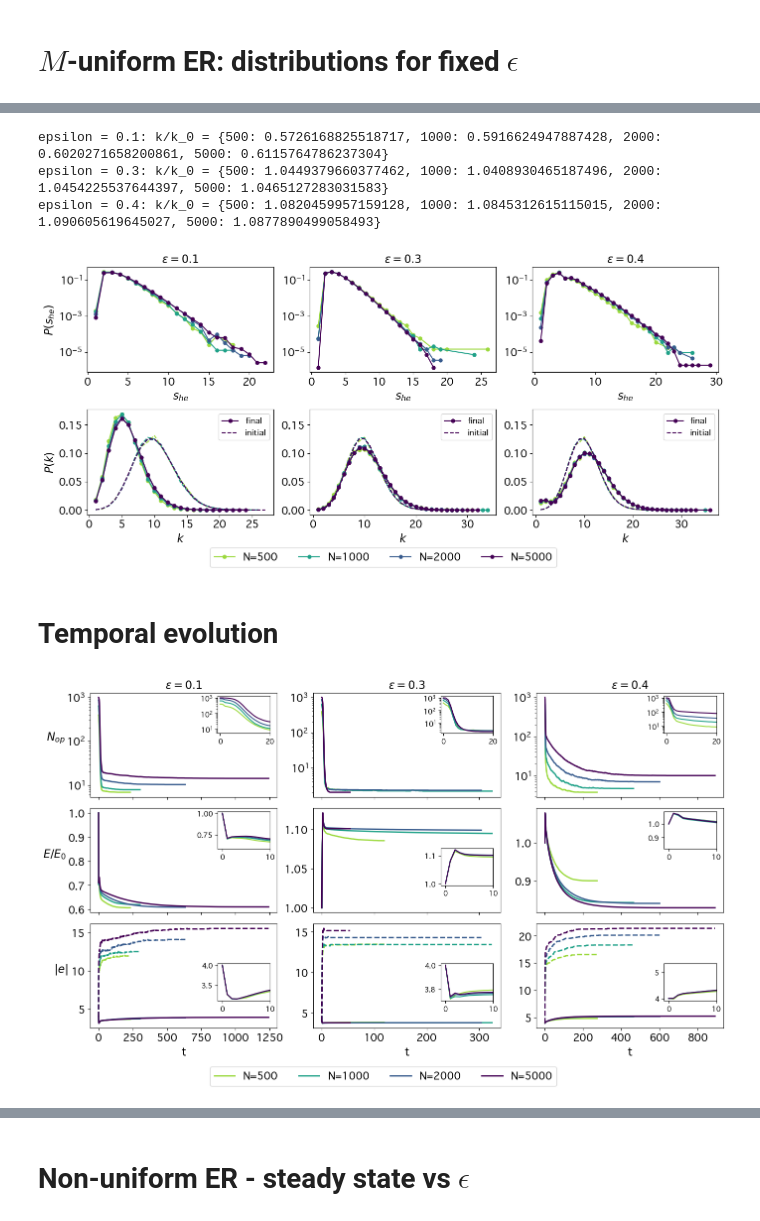
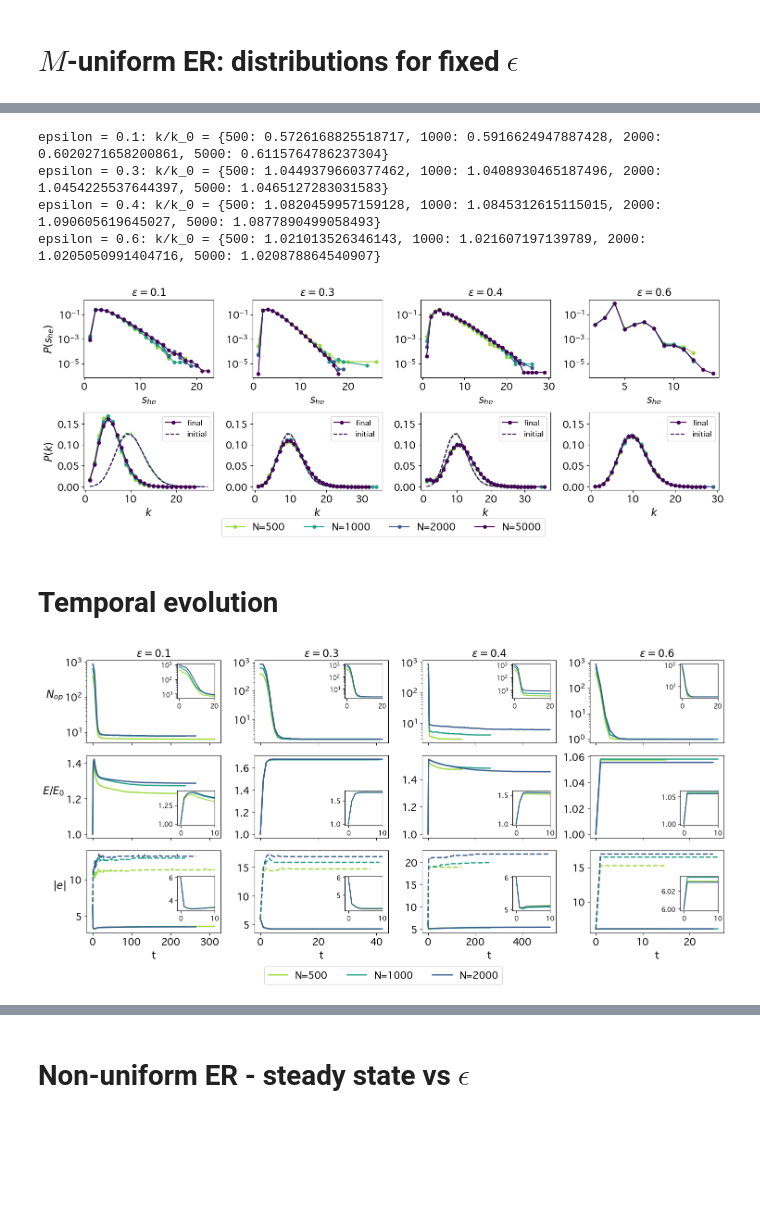
Before and after one commit to cosimoagostinelli/H-or_adaptive_Deffuant, a Jupyter notebook: 3_figures.ipynb, the cells around one changed output, grey strips where cells are left out. Saved outputs shown, nothing was run; the diff lists cells and outputs as text; code cells hidden in the pictures; blank space fills up the shorter version.

```diff
--- a/3_figures.ipynb
+++ b/3_figures.ipynb
@@ -16,7 +16,6 @@ mpl.rcParams['font.sans-serif'] = 'Geneva'
 cmap = plt.get_cmap('viridis')
 colors = cmap(np.linspace(0.85, 0, 4))  # ['black', 'blue', 'green', 'orange']
 
-figsize2x2 = (9, 6.5)
 ttl_size = 16
 lgd_size = 12
 tick_size = 15
@@ -25,9 +24,12 @@ mrksize = 5
 bbox_legend =(0.5, 0.002)
 rect_tl = [0, 0.06, 1, 0.94]
 
+figsize2x2 = (9, 6.5)
 figsize2x3 = (14, 7)
 figsize3x3 = (14, 9)
 figsize4x3 = (14, 12)
+figsize2x4 = (15, 6)
+figsize3x4 = (15, 8)
 ttl_size4x3 = 21
 
 dpi=150
@@ -243,6 +245,10 @@ for M in Ms:
     nhe = results['nhe']
     s_avg = results['s_avg']
     s_max = results['s_max']
+    if M==2 or M==4:
+        eps_peak = results['extra_eps_N5000']
+        var_peak = results['extra_var_scc1_N5000']
+
     lbls = ['largest', '2nd largest', 'avg', 'max']
     inset_ax = inset_axes(axs[1,i], width="20%", height=0.8, loc=5)
 
@@ -265,11 +271,15 @@ for M in Ms:
         axs[1,i].plot(epsilons, y2, color=clr, linestyle='--', marker='>', markersize=mrksize, label=la1)
         tk = [0.0,0.2,0.4,0.6,0.8,1.0]
         axs[1,i].set_yticks(tk, [str(i) for i in tk])
-        loc_leg = 5 if cond=='std' else 2
-        axs[1,i].legend(fontsize=lgd_size, loc=loc_leg)
         # inset plot
-        inset_ax.plot(epsilons, y1_ins, color=clr)
-        inset_ax.set_ylabel(r'Var($S_{cc}/N$)', fontsize=lgd_size)
+        x = list(epsilons)
+        if (M==2 or M==4) and N==5000:
+            x = sorted(x+[eps_peak])
+            idx_insert = x.index(eps_peak)
+            y1_ins.insert(idx_insert, var_peak)
+        inset_ax.plot(x, y1_ins, color=clr)
+        inset_ax.set_yticks([0.02], ['0.02'], rotation=90)
+        inset_ax.set_ylabel(r'Var ($S_{cc}/N$)', fontsize=lgd_size)
 
         axs[2,i].plot(epsilons, y3, color=clr, marker='o', markersize=mrksize, label=f'N={N}')
 
@@ -277,8 +287,6 @@ for M in Ms:
         la3 = lbls[3] if N==Ns[-1] else None
         axs[3,i].plot(epsilons, y5, label=la3, linestyle='--', marker='o', markersize=mrksize, color=clr)
         axs[3,i].plot(epsilons, y4, label=la2, color=clr)
-        loc_leg = 1 if cond=='std' else 2
-        axs[3,i].legend(fontsize=lgd_size, loc=loc_leg)
         xtck = [0.0] + list( epsilons[3::4] )
         xlbl = [str( np.round(tck,1) ) for tck in xtck]
         axs[3,i].set_xticks(xtck, xlbl)
@@ -291,6 +299,10 @@ for M in Ms:
 
 
     axs[0,i].set_title(f'M={M}', fontsize=ttl_size4x3)
+    loc_leg = 2 if cond=='std' else 2
+    axs[1,i].legend(fontsize=lgd_size, loc=loc_leg)
+    loc_leg = 1 if cond=='std' else 2
+    axs[3,i].legend(fontsize=lgd_size, loc=loc_leg)
 
 axs[0,0].set_ylabel(r'$N_{cc}$', rotation=0, fontsize=ttl_size4x3, labelpad=20)
 axs[1,0].set_ylabel(r'$S_{cc}/N$', rotation=0, fontsize=ttl_size4x3, labelpad=38)
@@ -335,23 +347,27 @@ for j, eps in enumerate(epsilons):
         bins_count = {np.round(j/N,3): int(sizes_cc[N][j]*n_iter) for j in sizes_cc[N].keys() }
         y0_hist = [[s]*count for s,count in bins_count.items()]
         y0_hist = [ii for jj in y0_hist for ii in jj]
-        axs[0,j].hist(y0_hist, bins=50, color=clr, alpha=0.8)
+        ws = [1. / (n_iter*len(y0_hist))] * len(y0_hist)
+        axs[0,j].hist(y0_hist, bins=50, weights=ws, color=clr, alpha=0.8)
         axs[0,j].set_yscale('log')
         axs[0,j].set_xlabel(r'$s_{cc}$', fontsize=ttl_size)
         axs[0,j].set_title(rf'$\epsilon = {eps}$', fontsize=ttl_size)
 
         if N==1000 or N==5000:
             y1 = op_fin[N]
-            axs[1,j].hist(y1, bins=50, color=clr, alpha=0.6)
+            ws = [1/N] * len(y1)
+            axs[1,j].hist(y1, bins=50, weights=ws, color=clr, alpha=0.6)
             axs[1,j].set_xlabel(r'$x$', fontsize=ttl_size)
             axs[1,j].set_yscale('log')
 
             y2 = op_fin_cc[N]
             axs[2,j].hist(y2, bins=50, color=clr, alpha=0.6)
             axs[2,j].set_xlabel(r'$y$', fontsize=ttl_size)
+            yticks = [2,4,6,8]
+            axs[2,j].set_yticks(yticks, [str(i) for i in yticks])
 
-    # set tick fontsize in all subplots
-    for i in range(3):
+        # set tick fontsize in all subplots
+        for i in range(3):
             axs[i,j].tick_params(labelsize=tick_size)
 
     # show y-ticks even if shared across subplots
@@ -376,11 +392,11 @@ NameError: name 'plt' is not defined
 # %%
 cond = 'max_min'
-epsilons = [0.1,0.3,0.4]
+epsilons = [0.1,0.3,0.4,0.6]
 M = 4
 Ns = [500, 1000, 2000, 5000]
 
 
-fig, axs = plt.subplots(2, 3, sharey='row', figsize=figsize2x3)
+fig, axs = plt.subplots(2, len(epsilons), sharey='row', figsize=figsize2x4 )
 
 for j, eps in enumerate(epsilons):
 
@@ -415,43 +431,44 @@ for j, eps in enumerate(epsilons):
         y1_0_norm = [i/N for i in y1_0]
         lab2 = 'initial' if N==Ns[-1] else None
         axs[1,j].plot(x1_0, y1_0_norm, color=clr, ls='--', label=lab2)
         axs[1,j].legend(fontsize=lgd_size)
 
     # set tick fontsize in all subplots
     for i in range(2):
             axs[i,j].tick_params(labelsize=tick_size)
 
     # show y-ticks even if shared across subplots
     axs[0,j].yaxis.set_tick_params(which='both', labelleft=True)
     axs[1,j].yaxis.set_tick_params(which='both', labelleft=True)
 
     print(f'epsilon = {eps}: k/k_0 = {k_ratio}')
 
 axs[0,0].set_ylabel(r'$P(s_{he})$', fontsize=ttl_size)
 axs[1,0].set_ylabel(r'$P(k)$', fontsize=ttl_size)
 
 
 # Global legend below plot, centered
 legend_labels = [f'N={N}' for N in Ns]
 fig.legend(labels=legend_labels, loc='lower center', bbox_to_anchor=bbox_legend, fontsize=tick_size, ncol=len(Ns))
 
 plt.tight_layout(rect=rect_tl)
 plt.savefig(f'../figures/ER_{cond}_distributions_M{M}.jpg', dpi=dpi)
 plt.show()
 # %% [output]
 epsilon = 0.1: k/k_0 = {500: 0.5726168825518717, 1000: 0.5916624947887428, 2000: 0.6020271658200861, 5000: 0.6115764786237304}
 epsilon = 0.3: k/k_0 = {500: 1.0449379660377462, 1000: 1.0408930465187496, 2000: 1.0454225537644397, 5000: 1.0465127283031583}
 epsilon = 0.4: k/k_0 = {500: 1.0820459957159128, 1000: 1.0845312615115015, 2000: 1.090605619645027, 5000: 1.0877890499058493}
+epsilon = 0.6: k/k_0 = {500: 1.021013526346143, 1000: 1.021607197139789, 2000: 1.0205050991404716, 5000: 1.020878864540907}
-[figure, old version]
+[figure, new version]
 # %% [markdown]
 # Temporal evolution
 # %%
 cond = 'max_min'
-Ns = [500, 1000, 2000, 5000]
-M = 4
-epsilons = [0.1, 0.3, 0.4]
+Ns = [500, 1000, 2000]
+M = 6
+epsilons = [0.1, 0.3, 0.4, 0.6]
 
-fig, axs = plt.subplots(3, len(epsilons), sharex='col', figsize=figsize3x3)
+fig, axs = plt.subplots(3, len(epsilons), sharex='col', figsize=figsize3x4 )
 
 # collect handles/labels for a global legend
 legend_handles = []
@@ -463,9 +480,10 @@ for j, eps in enumerate(epsilons):
         results = pickle.load(f)
 
     inset_ax = []
-    cr = [(0,0),(0,1),(0,2),(1,0),(1,2)]
     for i in range(3):
-        top_ins = .8 if (i,j) in cr else .45
+        top_ins = .53 if i==2 else .41
+        if i==0 or ( M==4 and((i,j)==(1,0) or (i,j)==(1,2)) ):
+            top_ins = .8
         inset_ax.append( inset_axes(axs[i, j], width="35%", height=0.75, bbox_to_anchor=(.18, top_ins, .8, .2),
                    bbox_transform=axs[i, j].transAxes) )
 
@@ -521,7 +539,7 @@ plt.tight_layout(rect=rect_tl)
 plt.savefig(f'../figures/ER_M{M}_{cond}_temporal_hedges.jpg', bbox_inches='tight', dpi=dpi)
 plt.show()
 # %% [output]
-[figure, old version]
+[figure, new version]
 # %%
 cond = 'max_min'
 Ns = [500, 1000, 2000, 5000]
```
Also changed, not shown: parts of 12 cells of this notebook, 2 other files.
